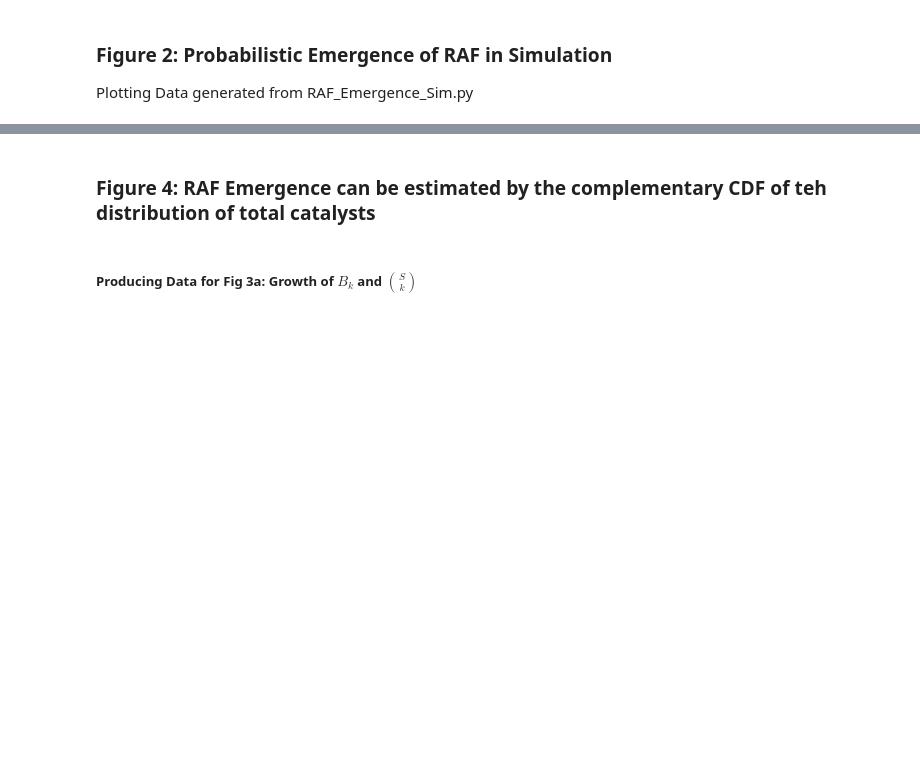
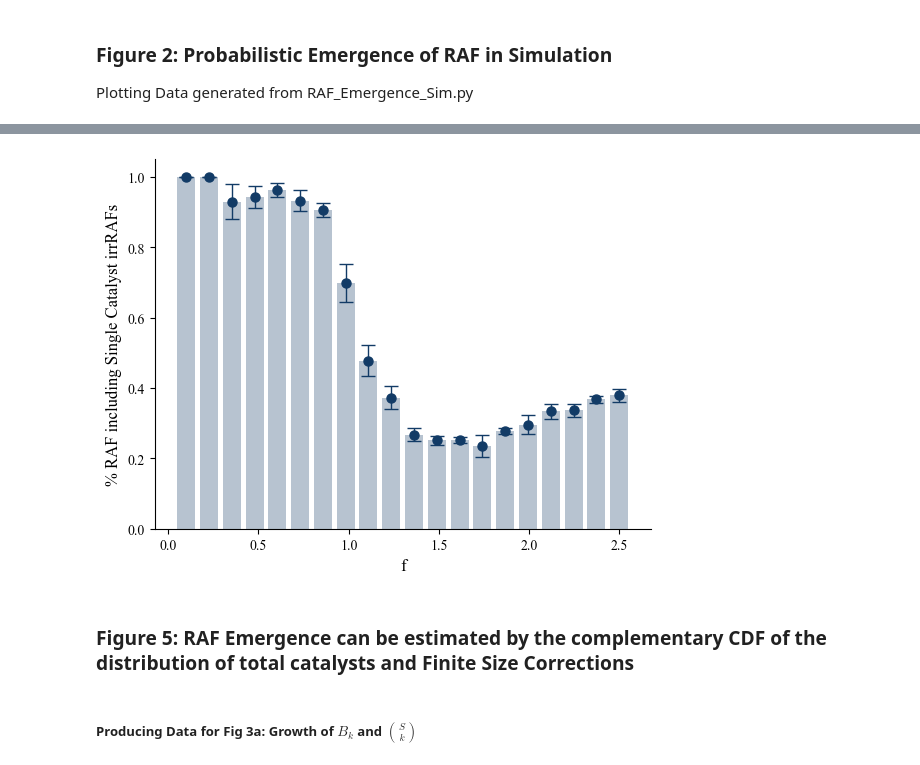
Before and after one commit to VJ-Varanasi/Emergence-of-Autocatalysis-in-Prebiotic-Reaction-Networks, a Jupyter notebook: figures.ipynb, the cells around one changed output, grey strips where cells are left out. Saved outputs shown, nothing was run; the diff lists cells and outputs as text; code cells hidden in the pictures; blank space fills up the shorter version.

```diff
--- a/figures.ipynb
+++ b/figures.ipynb
@@ -189,4 +313,40 @@ plt.show()
+# %%
+N = 10
+
+batch_size = 50
+contain_singles_pct = []
+f_count = 20
+
+pcts_holder = np.zeros((f_count, N))
+
+fs_pct_single = np.linspace(0.1, 2.5, f_count)
+
+for j,f in tqdm(enumerate(fs_pct_single)):
+    raf_count = 0
+    contain_singles = 0
+
+    for i in range(N):
+        for b in range(batch_size):
+
+            X, F, R = X_copy.copy(), F_copy.copy(), R_copy.copy()
+            C = create_uniform_catalysts(X, len(R), f)
+            if RAF(F, R, C):
+                raf_count +=1
+                contain_singles += any_key_value_match(C, single_solutions)
+
+        if raf_count != 0:
+            pcts_holder[j][i] = contain_singles/raf_count
+# %%
+plt.errorbar(fs_pct_single, np.mean(pcts_holder, axis = 1), yerr = np.std(pcts_holder, axis = 1), fmt ='o',capsize=5,
+       color=sim_color)
+plt.bar(fs_pct_single, np.mean(pcts_holder, axis = 1), alpha = 0.3, width = 0.1,
+       color=sim_color)
+plt.xlabel('f')
+plt.ylabel('% RAF including Single Catalyst irrRAFs')
+plt.show()
+# %% [output]
+[figure, added]
 # %% [markdown]
-### Figure 4: RAF Emergence can be estimated by the complementary CDF of teh distribution of total catalysts
+### Figure 5: RAF Emergence can be estimated by the complementary CDF of the distribution of total catalysts and Finite Size Corrections
 # %% [markdown]
 ##### Producing Data for Fig 3a: Growth of $B_k$ and $S \choose k$
```
Also changed, not shown: parts of 33 cells of this notebook, 6 other files.
